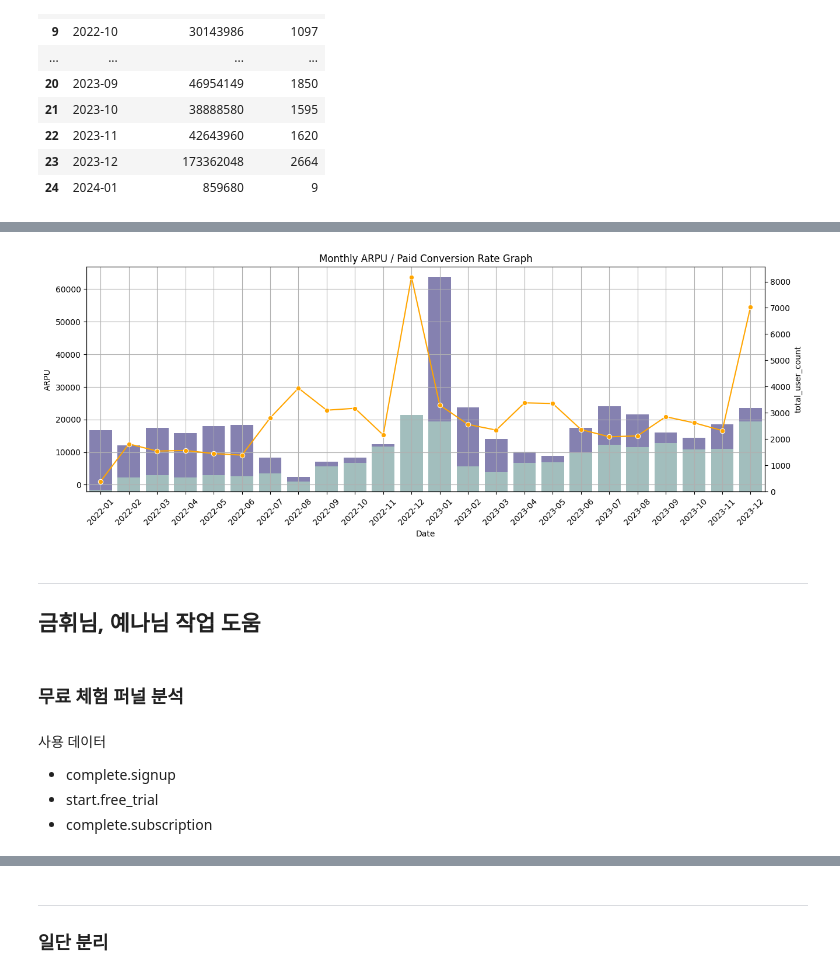
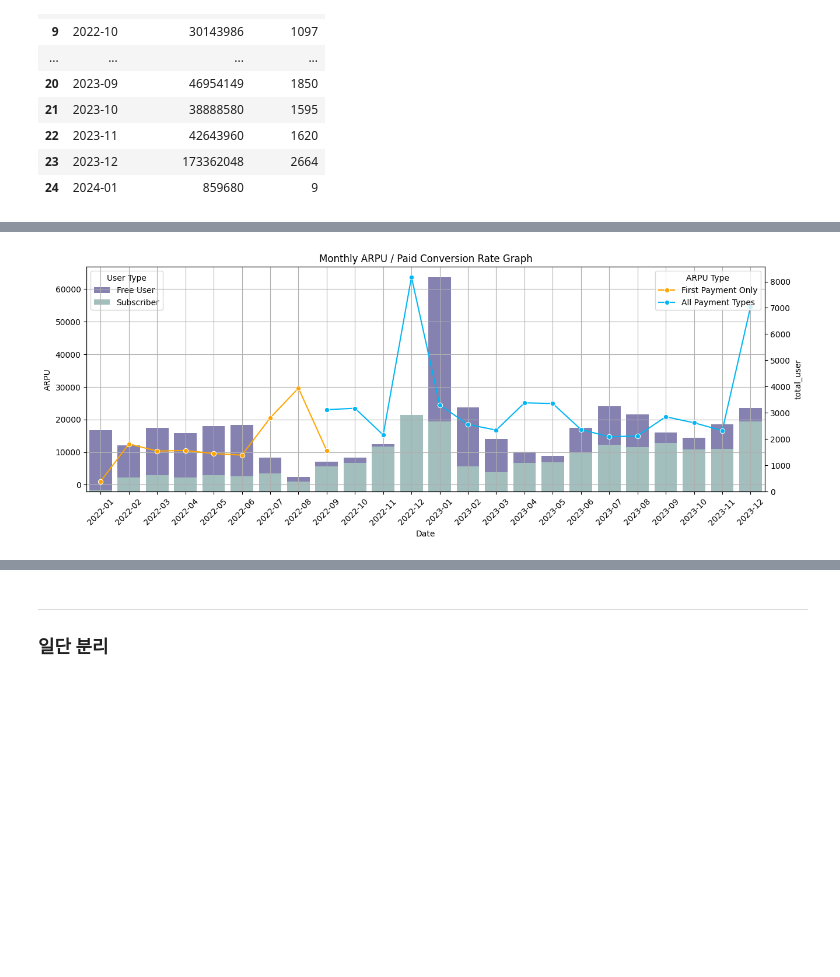
Before and after one commit to saeraniren/intermediate_project, a Jupyter notebook: lwc_main.ipynb, the cells around one changed output, grey strips where cells are left out. Saved outputs shown, nothing was run; the diff lists cells and outputs as text; code cells hidden in the pictures; blank space fills up the shorter version.

```diff
--- a/lwc_main.ipynb
+++ b/lwc_main.ipynb
@@ -676,7 +142,7 @@ def groupby(data):
 concat_df = pd.concat([complete_subscription_df, renew_subscription_df, resubscribe_df], axis=0)
 
 # 필요한 데이터 컬럼만 추출
-concat_df = concat_df[['user_id', 'client_event_time', 'event_type', 'paid_amount']]
+concat_df = concat_df[['user_id', 'client_event_time', 'event_type', 'plan.price', 'paid_amount']]
 
 # Data Type 변경
 concat_df['client_event_time'] = pd.to_datetime(concat_df['client_event_time']) + pd.Timedelta(hours=9)
@@ -1212,11 +684,19 @@ concat_tmp
 # %%
+# 결제 데이터 원본 소실 방지를 위한 복제
+concat_tmp = concat_df.copy()
+
+# ARPU를 계산하는 방식을 단순화 하기 위한 작업
+# 월별로 period 변환 후 새 컬럼에 저장
 concat_tmp['period'] = concat_tmp['client_event_time'].dt.to_period('M')
+
+# period를 기준으로 paid_amount를 sum, user_id를 nunique로 groupby하여 계산
 concat_groupby_tmp = concat_tmp.groupby('period').agg(
     total_paid_amount = ('paid_amount', 'sum'),
     total_user = ('user_id', 'nunique')
 ).reset_index()
 
-concat_groupby_tmp
+# 데이터 확인
+display(concat_groupby_tmp)
 # %% [output]
 |  | period | total_paid_amount | total_user |
 | 0 | 2022-01 | 2466721 | 54 |
@@ -1238 +782,9 @@ concat_groupby_tmp
+# %%
+# complete.subscription, renew.subscription, resubscibe.subscription의 데이터가 모두 존재하는 부분을 분리
+separated_concat_df1 = concat_tmp[(concat_tmp['client_event_time'] >= '2022-09-08') & (concat_tmp['client_event_time'] < '2024-01-01')]
+separated_free_user_df1 = free_user_df[(free_user_df['client_event_time'] >= '2022-09-08') & (free_user_df['client_event_time'] < '2024-01-01')]
+
+# complete.subscription만 존재하는 데이터 분리
+separated_concat_df2 = concat_tmp[concat_tmp['client_event_time'] < '2022-09-08']
+separated_free_user_df2 = free_user_df[free_user_df['client_event_time'] < '2022-09-08']
 # %%
@@ -1285,0 +828,6 @@ concat_groupby_tmp['period'] = concat_groupby_tmp['period'].astype(str)
+# %%
+separated_arpu_1_df = arpu_def(separated_concat_df1, separated_free_user_df1)
+separated_arpu_2_df = arpu_def(separated_concat_df2, separated_free_user_df2)
+
+display(separated_arpu_1_df)
+display(separated_arpu_2_df)
@@ -1286,45 +872,38 @@ concat_groupby_tmp['period'] = concat_groupby_tmp['period'].astype(str)
 # %%
 # 그래프 초기화
 fig, ax3 = plt.subplots(figsize=(15, 5))
 
 # 라인 그래프 생성
-sns.lineplot(data=concat_groupby_tmp[:-1], x='period', y='ARPU', marker='o', ax=ax3, color='orange')
+sns.lineplot(data=separated_arpu_2_df, x='period', y='ARPU', marker='o', ax=ax3, color='orange', label='First Payment Only')
+sns.lineplot(data=separated_arpu_1_df, x='period', y='ARPU', marker='o', ax=ax3, color='#01b6f3', label='All Payment Types')
 
 # 보조 그래프바 생성
 ax4 = ax3.twinx()
 
 # 바 그래프 생성
-sns.barplot(data=concat_groupby_tmp[:-1], x='period', y='total_user_count', ax=ax4, color='#7e79b8')
-sns.barplot(data=concat_groupby_tmp[:-1], x='period', y='total_user', ax=ax4, color='#9dc3c1')
+sns.barplot(data=concat_groupby_tmp[:-1], x='period', y='total_user', ax=ax4, color='#7e79b8', label='Free User')
+sns.barplot(data=concat_groupby_tmp[:-1], x='period', y='subscriber', ax=ax4, color='#9dc3c1', label='Subscriber')
 
 # 조더 값 조정 및 그리드 생성
 ax3.set_zorder(3)
 ax4.set_zorder(2)
 ax3.grid(True, zorder=0)
 
 # 라벨값 및 타이틀 생성
 ax3.set_xlabel('Date')
 ax3.set_ylabel('ARPU')
 plt.title('Monthly ARPU / Paid Conversion Rate Graph')
 
 # x-label의 각 값들을 회전
 ax3.set_xticklabels(ax3.get_xticklabels(), rotation=45)
 
 # 투명하게 만들어서 grid가 보이도록 설정
 ax3.patch.set_visible(False)
 
+legend2 = ax3.legend(title='ARPU Type', loc='upper right')
+legend2 = ax4.legend(title='User Type', loc='upper left')
+
 # 그래프 출력
 plt.show()
 # %% [output]
-[figure, old version]
+[figure, new version]
-# %% [markdown]
----
-## 금휘님, 예나님 작업 도움
-# %% [markdown]
-### 무료 체험 퍼널 분석
-# %% [markdown]
-사용 데이터
-
-- complete.signup
-- start.free_trial
-- complete.subscription
```
Also changed, not shown: parts of 83 cells of this notebook.
